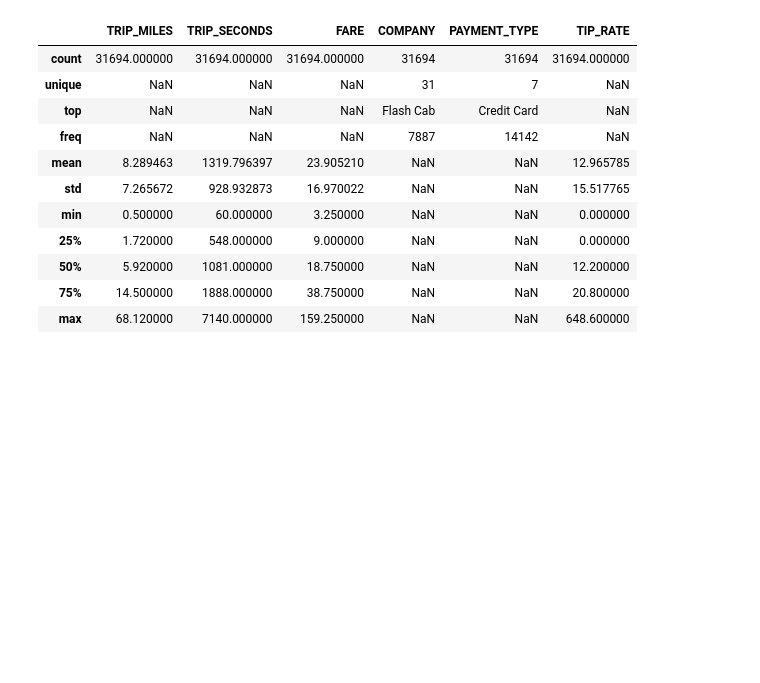
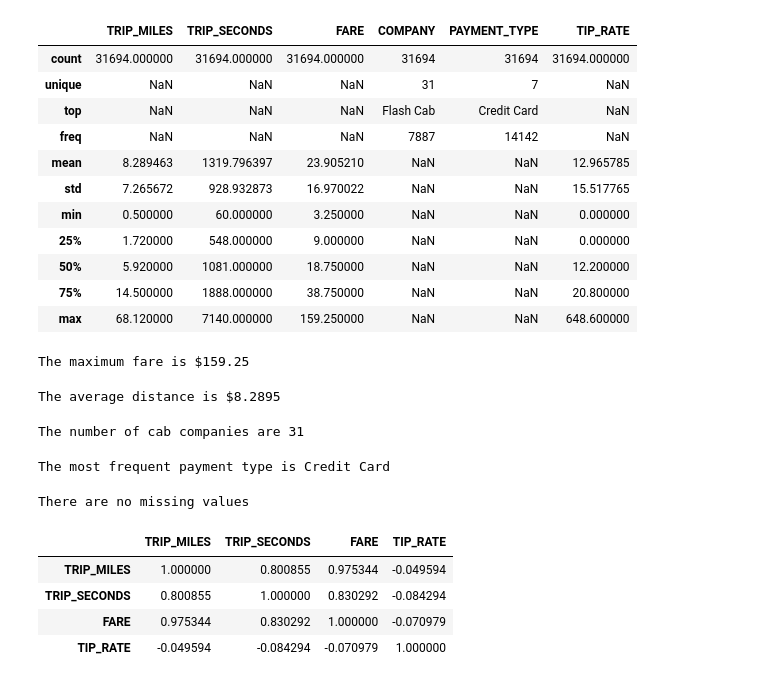
Before and after one commit to SambaranBanerjee/Machine_Learning, a Jupyter notebook: Linear_Regression.ipynb, the cells around one changed output. Saved outputs shown, nothing was run; the diff lists cells and outputs as text; code cells hidden in the pictures; blank space fills up the shorter version.

Commit message:
Added Data Visualization and other codes

```diff
--- a/Linear_Regression.ipynb
+++ b/Linear_Regression.ipynb
@@ -50,3 +50,43 @@ Total number of rows: 31694
 | 50% | 5.920000 | 1081.000000 | 18.750000 | NaN | NaN | 12.200000 |
 | 75% | 14.500000 | 1888.000000 | 38.750000 | NaN | NaN | 20.800000 |
 | max | 68.120000 | 7140.000000 | 159.250000 | NaN | NaN | 648.600000 |
+# %%
+max_fare = training_df['FARE'].max()
+print(f"The maximum fare is ${max_fare:.2f}")
+# %% [output]
+The maximum fare is $159.25
+# %%
+# What is the mean distance across all trips?
+mean_distance = training_df['TRIP_MILES'].mean()
+print(f"The average distance is ${mean_distance:.4f}")
+# %% [output]
+The average distance is $8.2895
+# %%
+# How many cab companies are in the dataset?
+cab_count = training_df['COMPANY'].nunique()
+print(f"The number of cab companies are {cab_count}")
+# %% [output]
+The number of cab companies are 31
+# %%
+# What is the most frequent payment type?
+most_frequent_payment_type = training_df['PAYMENT_TYPE'].value_counts().idxmax()
+print(f"The most frequent payment type is {most_frequent_payment_type}")
+# %% [output]
+The most frequent payment type is Credit Card
+# %%
+# Are any features missing data?
+missing_data = training_df.isnull().sum().sum()
+if missing_data > 0:
+    print(f"There are {missing_data} missing values")
+else:
+    print("There are no missing values")
+# %% [output]
+There are no missing values
+# %%
+training_df.corr(numeric_only=True)
+# %% [output]
+|  | TRIP_MILES | TRIP_SECONDS | FARE | TIP_RATE |
+| TRIP_MILES | 1.000000 | 0.800855 | 0.975344 | -0.049594 |
+| TRIP_SECONDS | 0.800855 | 1.000000 | 0.830292 | -0.084294 |
+| FARE | 0.975344 | 0.830292 | 1.000000 | -0.070979 |
+| TIP_RATE | -0.049594 | -0.084294 | -0.070979 | 1.000000 |
```
Also changed, not shown: parts of 1 cell of this notebook.
